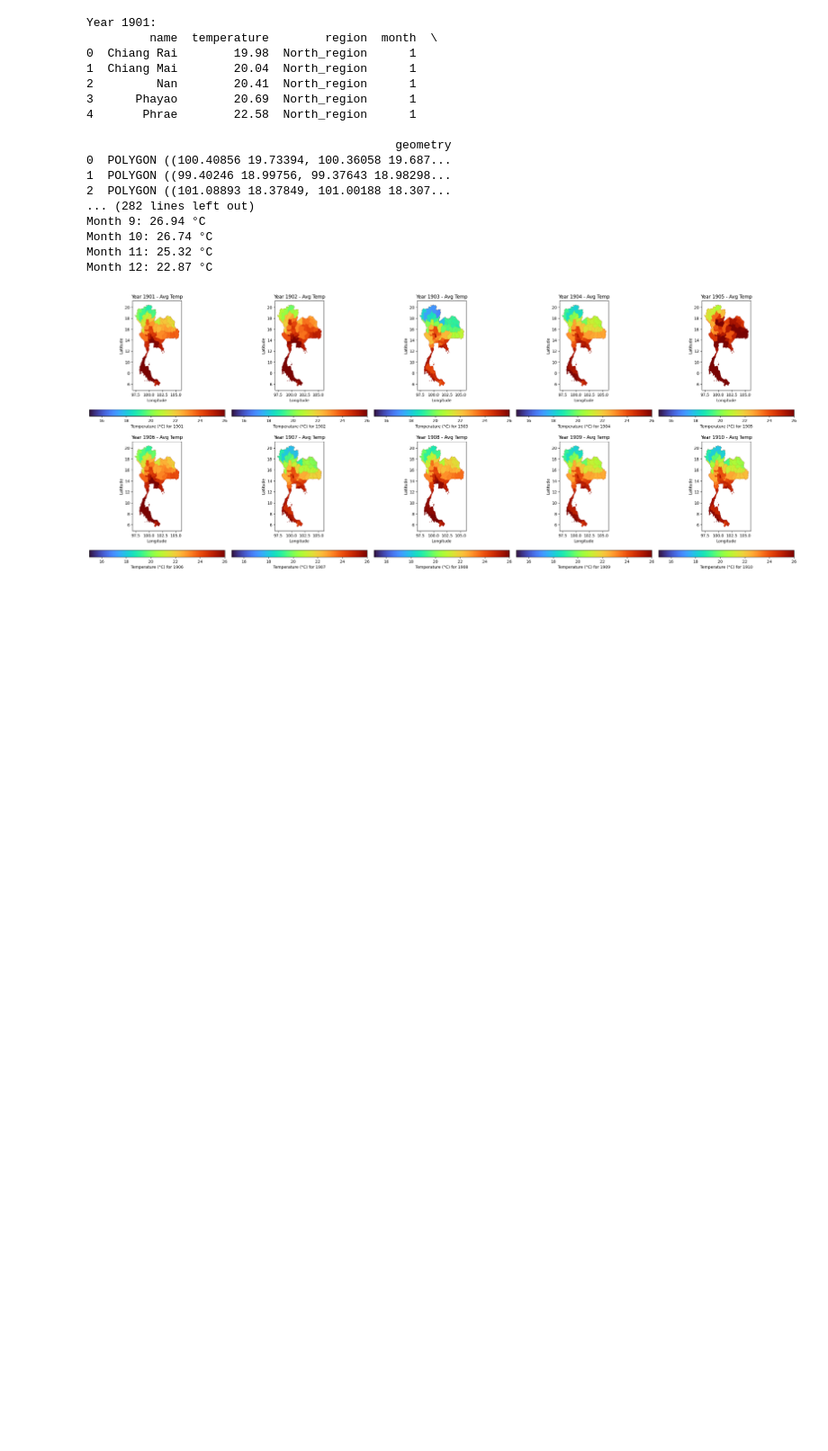
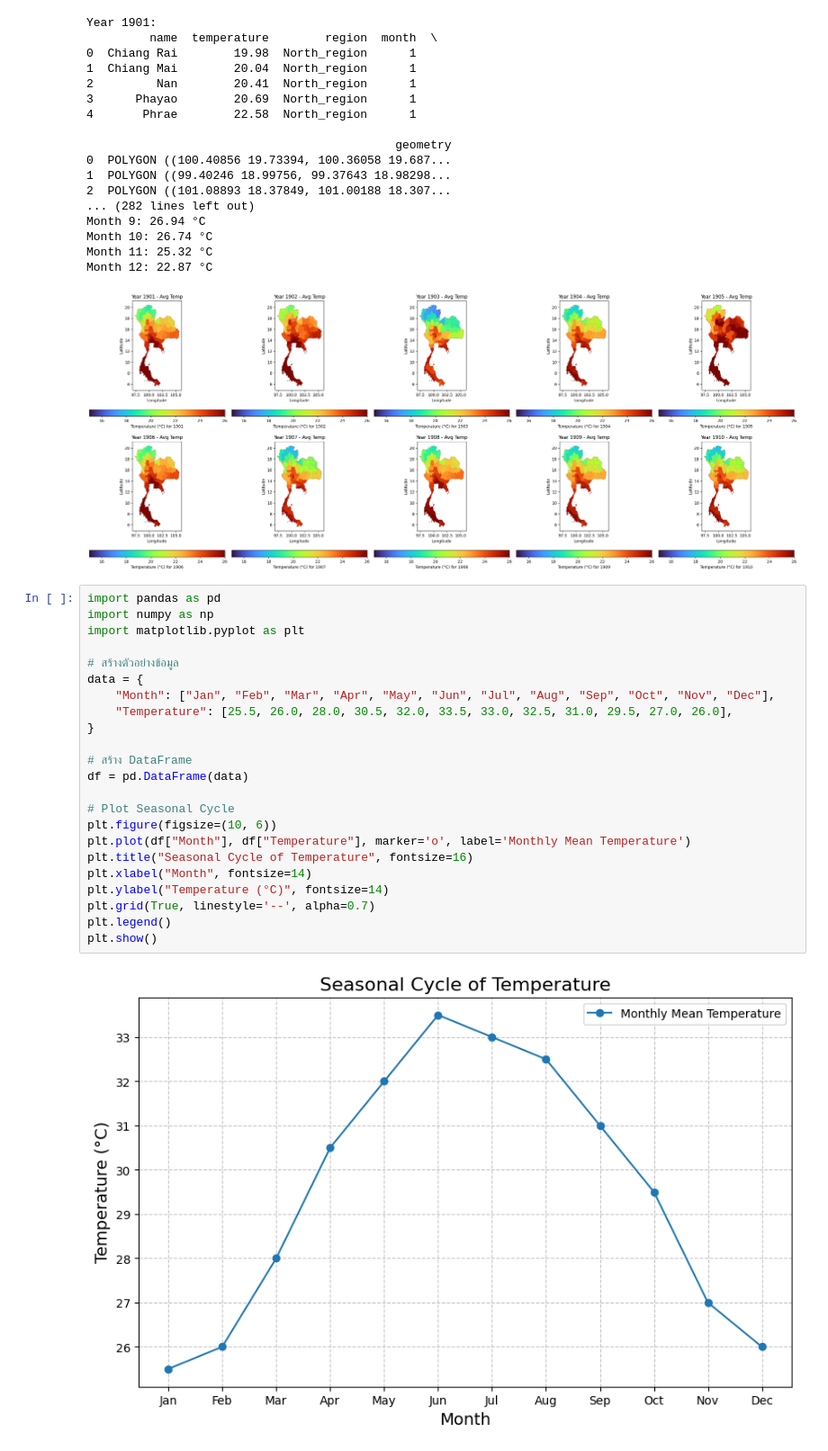
Before and after one commit to supakron-suk/climate-project-app, a Jupyter notebook: src/Jupyter/json-all-plot.ipynb, the cells around one changed output. Shown at 90% size. Cells and saved outputs as stored; diff of their text form; blank space fills up the shorter version.

Commit message:
seasonal cycle dev

```diff
--- a/src/Jupyter/json-all-plot.ipynb
+++ b/src/Jupyter/json-all-plot.ipynb
@@ -173,3 +173,28 @@ Month 10: 26.74 °C
 Month 11: 25.32 °C
 Month 12: 22.87 °C
 [figure]
+# %%
+import pandas as pd
+import numpy as np
+import matplotlib.pyplot as plt
+
+# สร้างตัวอย่างข้อมูล
+data = {
+    "Month": ["Jan", "Feb", "Mar", "Apr", "May", "Jun", "Jul", "Aug", "Sep", "Oct", "Nov", "Dec"],
+    "Temperature": [25.5, 26.0, 28.0, 30.5, 32.0, 33.5, 33.0, 32.5, 31.0, 29.5, 27.0, 26.0],
+}
+
+# สร้าง DataFrame
+df = pd.DataFrame(data)
+
+# Plot Seasonal Cycle
+plt.figure(figsize=(10, 6))
+plt.plot(df["Month"], df["Temperature"], marker='o', label='Monthly Mean Temperature')
+plt.title("Seasonal Cycle of Temperature", fontsize=16)
+plt.xlabel("Month", fontsize=14)
+plt.ylabel("Temperature (°C)", fontsize=14)
+plt.grid(True, linestyle='--', alpha=0.7)
+plt.legend()
+plt.show()
+# %% [output]
+[figure, added]
```
Also changed, not shown: 9 other files.
